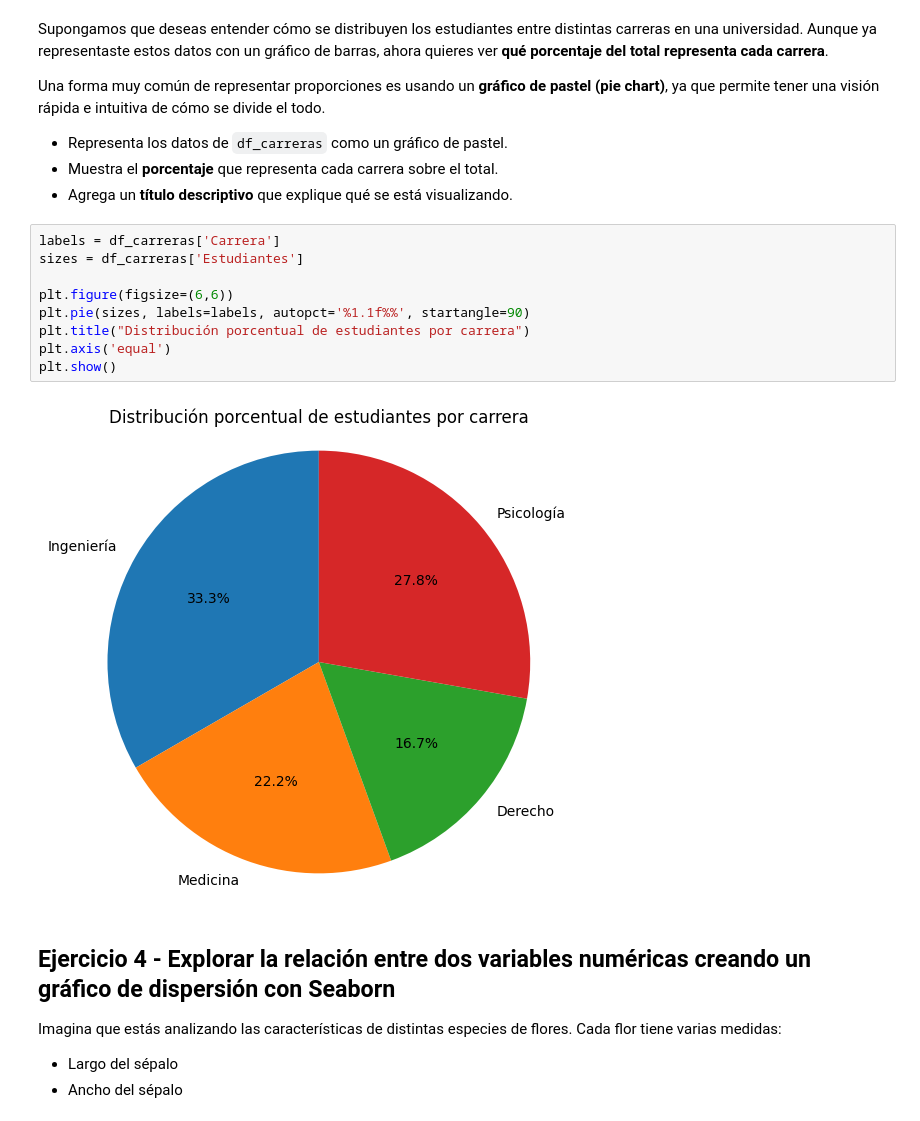
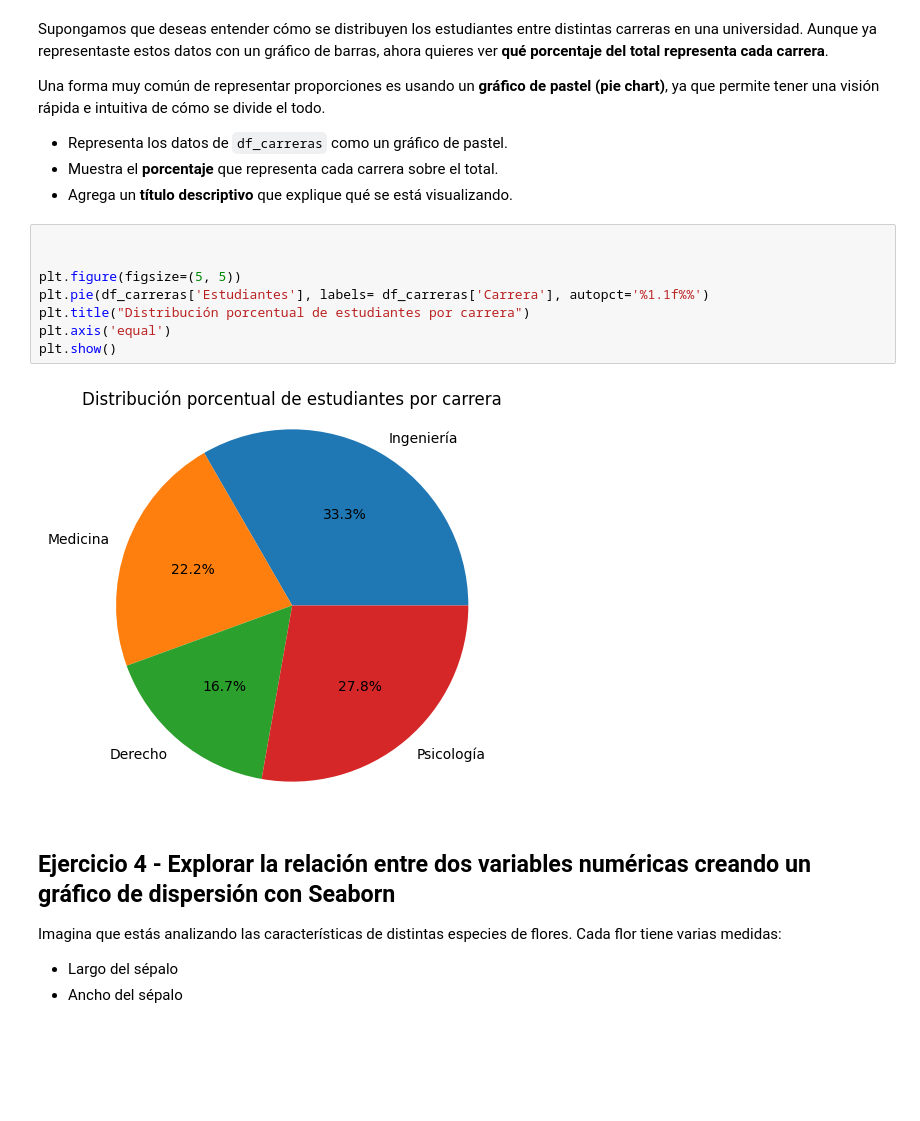
Before and after one commit to Brenda-Carloni/visualization-exercises-with-matplot-and-seaborn, a Jupyter notebook: notebook/solutions.es.ipynb, the cells around one changed output. Cells and saved outputs as stored; diff of their text form; blank space fills up the shorter version.

```diff
--- a/notebook/solutions.es.ipynb
+++ b/notebook/solutions.es.ipynb
@@ -109,16 +109,15 @@ Una forma muy común de representar proporciones es usando un **gráfico de past
 - Muestra el **porcentaje** que representa cada carrera sobre el total.
 - Agrega un **título descriptivo** que explique qué se está visualizando.
 # %%
-labels = df_carreras['Carrera']
-sizes = df_carreras['Estudiantes']
 
-plt.figure(figsize=(6,6))
-plt.pie(sizes, labels=labels, autopct='%1.1f%%', startangle=90)
+
+plt.figure(figsize=(5, 5))
+plt.pie(df_carreras['Estudiantes'], labels= df_carreras['Carrera'], autopct='%1.1f%%')
 plt.title("Distribución porcentual de estudiantes por carrera")
 plt.axis('equal')
 plt.show()
 # %% [output]
-[figure, old version]
+[figure, new version]
 # %% [markdown]
 ## Ejercicio 4 - Explorar la relación entre dos variables numéricas creando un gráfico de dispersión con Seaborn
 
```
